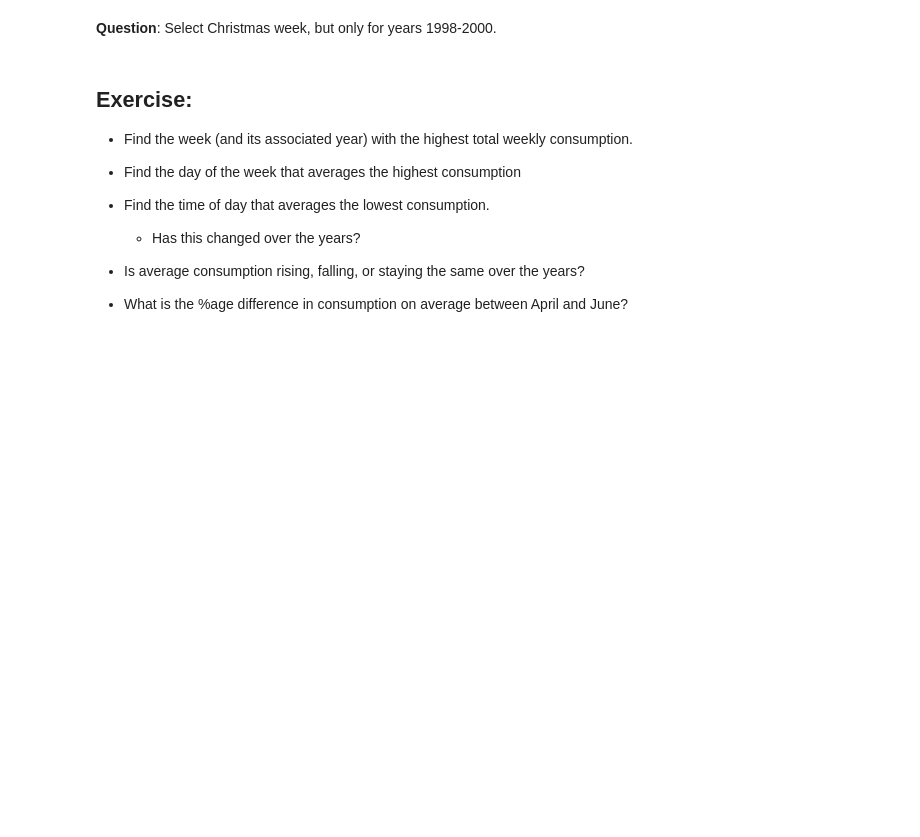
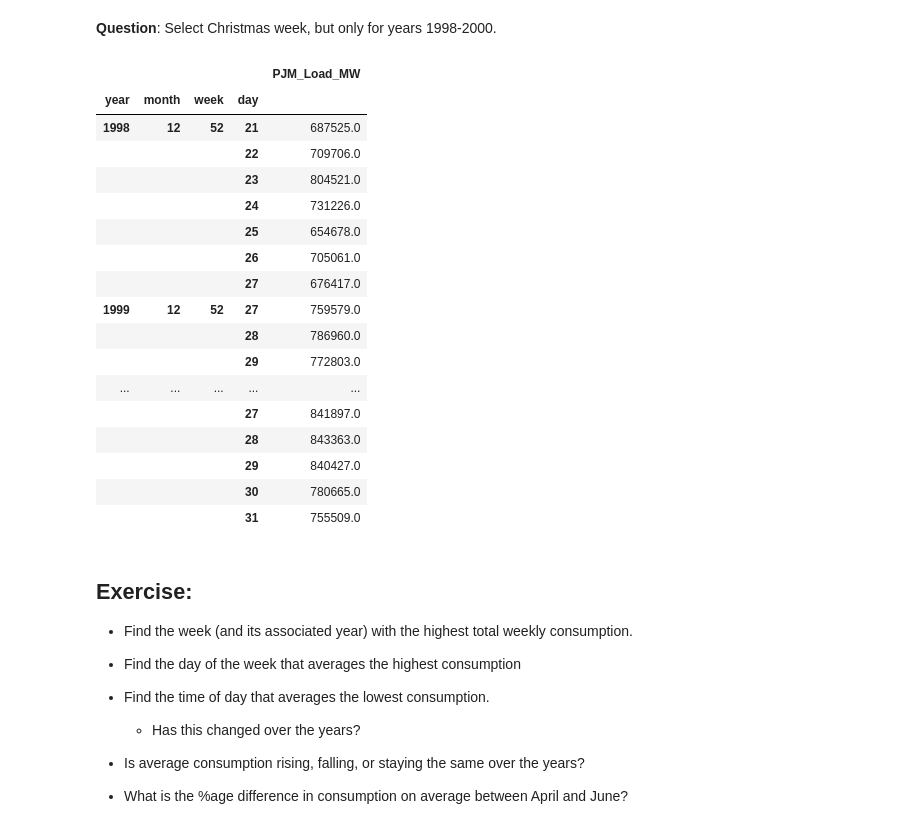
Before and after one commit to rachelkberryman/DSR_Pandas, a Jupyter notebook: 2. Summarizing, Aggregating and Grouping-Answers.ipynb, the cells around one changed output. Drawn from its saved outputs; the diff is of its cells as text; code cells hidden in the pictures; blank space fills up the shorter version.

```diff
--- a/2. Summarizing, Aggregating and Grouping-Answers.ipynb
+++ b/2. Summarizing, Aggregating and Grouping-Answers.ipynb
@@ -783,5 +776,27 @@ plt.show()
 # %% [markdown]
 **Question**: Select Christmas week, but only for years 1998-2000.
+# %%
+christmas_98_00 = aggregated.loc[(slice(1998, 2000), slice(None), slice(52,52), slice(None)), :]
+christmas_98_00
+# %% [output]
+|  |  |  |  | PJM_Load_MW |
+| year | month | week | day |  |
+| 1998 | 12 | 52 | 21 | 687525.0 |
+|  |  |  | 22 | 709706.0 |
+|  |  |  | 23 | 804521.0 |
+|  |  |  | 24 | 731226.0 |
+|  |  |  | 25 | 654678.0 |
+|  |  |  | 26 | 705061.0 |
+|  |  |  | 27 | 676417.0 |
+| 1999 | 12 | 52 | 27 | 759579.0 |
+|  |  |  | 28 | 786960.0 |
+|  |  |  | 29 | 772803.0 |
+| ... | ... | ... | ... | ... |
+|  |  |  | 27 | 841897.0 |
+|  |  |  | 28 | 843363.0 |
+|  |  |  | 29 | 840427.0 |
+|  |  |  | 30 | 780665.0 |
+|  |  |  | 31 | 755509.0 |
 # %% [markdown]
 ## Exercise:
 - Find the week (and its associated year) with the highest total weekly consumption.
```
Also changed, not shown: parts of 24 cells of this notebook, 6 other files.
